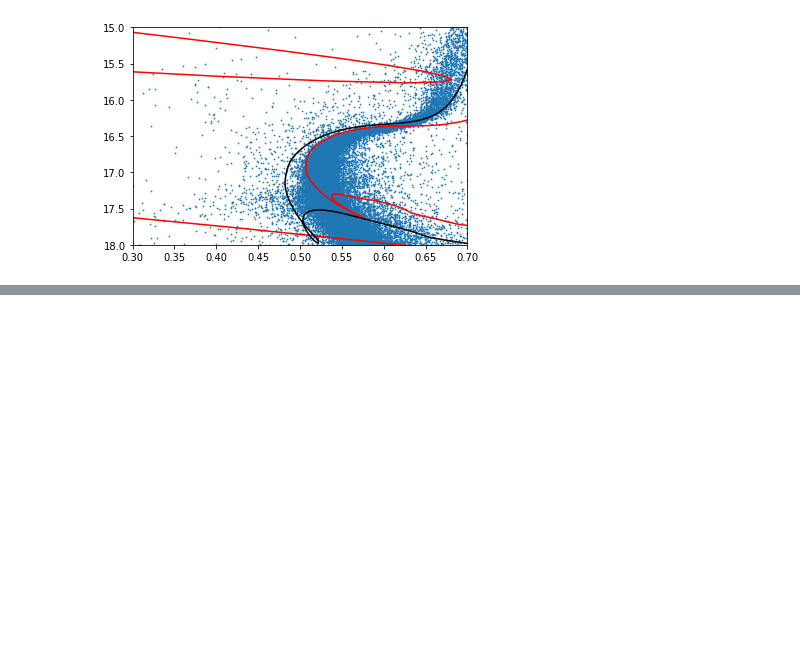
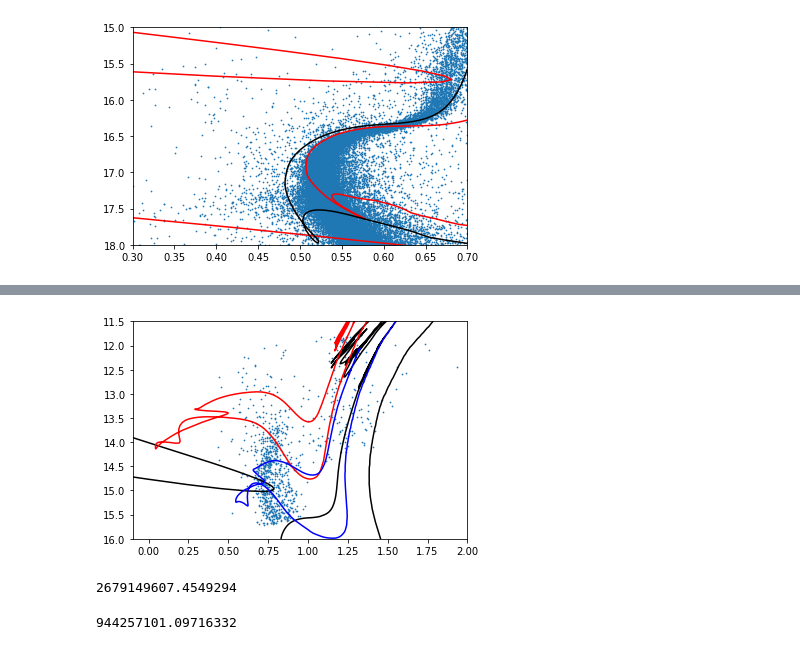
Before and after one commit to UBC-Astrophysics/globular_cluster_lab, a Jupyter notebook: Globular Cluster Lab.ipynb, the cells around one changed output, grey strips where cells are left out. Saved outputs shown, nothing was run; the diff lists cells and outputs as text; code cells hidden in the pictures; blank space fills up the shorter version.

```diff
--- a/Globular Cluster Lab.ipynb
+++ b/Globular Cluster Lab.ipynb
@@ -83,0 +82,2 @@ print(pdata['star_mass'][-1])
+# %%
+pdata2=np.genfromtxt("paintedhistory2M.data",names=True,skip_header=1,unpack=True)
@@ -83,0 +86,14 @@ print(pdata['star_mass'][-1])
+# %%
+pdata14=np.genfromtxt("paintedhistory14M.data",names=True,skip_header=1,unpack=True)
+# %%
+data6819=np.genfromtxt("ngc6819.txt",names=True,unpack=True)
+# %%
+plt.scatter(data6819['VmI'],data6819['Vmag']-data6819['VmI'],s=0.5)
+plt.plot(pdata['V']-pdata['I']+0.08,pdata['I']+12.4,c='k')
+plt.plot(pdata2['V']-pdata2['I']+0.08,pdata2['I']+12.4,c='r')
+plt.plot(pdata14['V']-pdata14['I']+0.08,pdata14['I']+12.4,c='b')
+plt.xlim(-0.1,2)
+plt.ylim(16,11.5)
+plt.show()
+# %% [output]
+[figure, added]
@@ -83,0 +102,10 @@ print(pdata['star_mass'][-1])
+# %%
+ff=data14['star_age'][data14['center_h1']<1e-3]
+ff[0]
+# %% [output]
+2679149607.4549294
+# %%
+ff=data2['star_age'][data2['center_h1']<1e-3]
+ff[0]
+# %% [output]
+944257101.09716332
```
Also changed, not shown: parts of 4 cells of this notebook, 2 other files.
